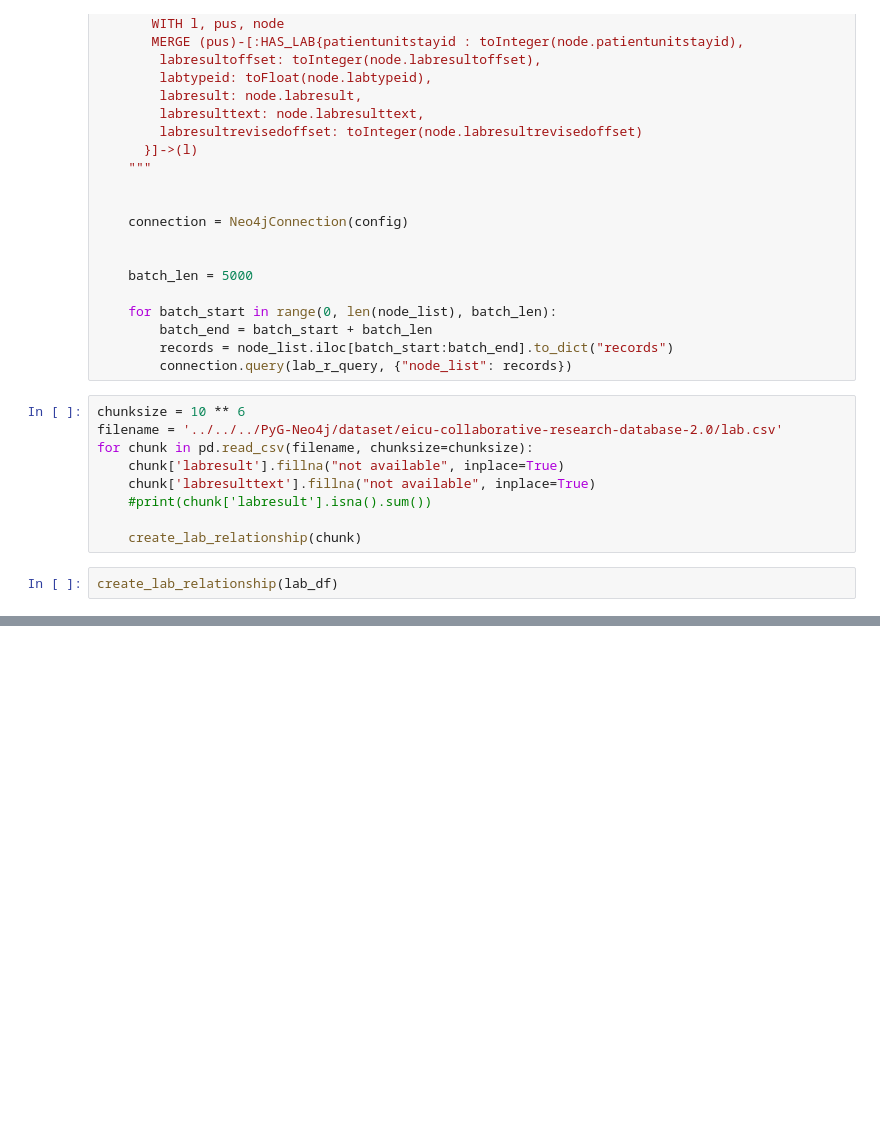
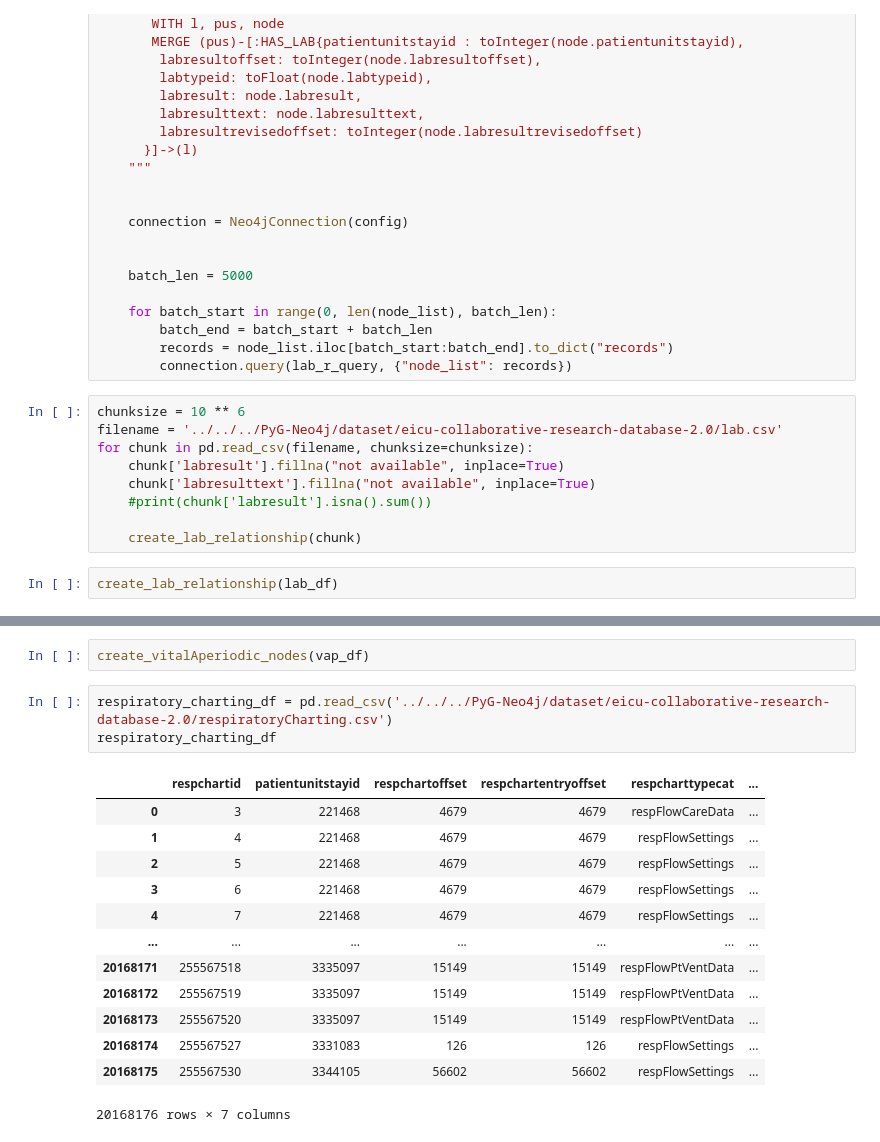
Before and after one commit to nasim-ahmed/ML-Libraries-Graph-Database-Neo4j, a Jupyter notebook: PyG-Neo4j/thesis/preprocessing/Neo4jUpload.ipynb, the cells around one changed output, grey strips where cells are left out. Drawn from its saved outputs; the diff is of its cells as text; blank space fills up the shorter version.

```diff
--- a/PyG-Neo4j/thesis/preprocessing/Neo4jUpload.ipynb
+++ b/PyG-Neo4j/thesis/preprocessing/Neo4jUpload.ipynb
@@ -661,0 +739,19 @@ create_lab_relationship(lab_df)
+# %%
+create_vitalAperiodic_nodes(vap_df)
+# %%
+respiratory_charting_df = pd.read_csv('../../../PyG-Neo4j/dataset/eicu-collaborative-research-database-2.0/respiratoryCharting.csv')
+respiratory_charting_df
+# %% [output]
+|  | respchartid | patientunitstayid | respchartoffset | respchartentryoffset | respcharttypecat | ... |
+| 0 | 3 | 221468 | 4679 | 4679 | respFlowCareData | ... |
+| 1 | 4 | 221468 | 4679 | 4679 | respFlowSettings | ... |
+| 2 | 5 | 221468 | 4679 | 4679 | respFlowSettings | ... |
+| 3 | 6 | 221468 | 4679 | 4679 | respFlowSettings | ... |
+| 4 | 7 | 221468 | 4679 | 4679 | respFlowSettings | ... |
+| ... | ... | ... | ... | ... | ... | ... |
+| 20168171 | 255567518 | 3335097 | 15149 | 15149 | respFlowPtVentData | ... |
+| 20168172 | 255567519 | 3335097 | 15149 | 15149 | respFlowPtVentData | ... |
+| 20168173 | 255567520 | 3335097 | 15149 | 15149 | respFlowPtVentData | ... |
+| 20168174 | 255567527 | 3331083 | 126 | 126 | respFlowSettings | ... |
+| 20168175 | 255567530 | 3344105 | 56602 | 56602 | respFlowSettings | ... |
+20168176 rows × 7 columns
```
Also changed, not shown: parts of 9 cells of this notebook, 3 other files.
